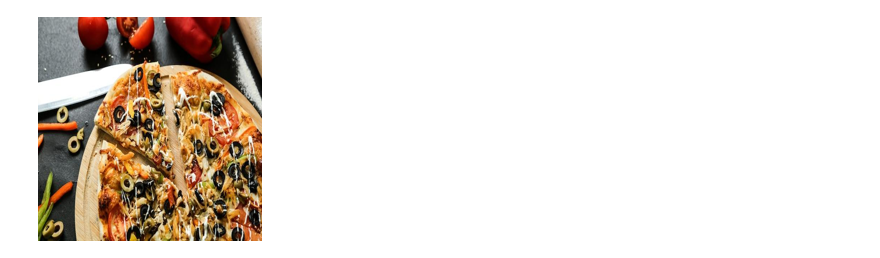
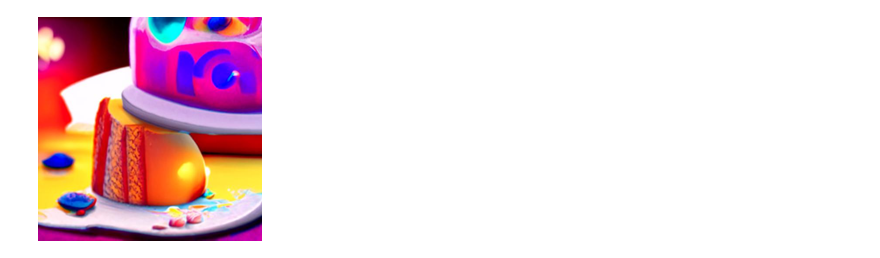
Before and after one commit to MaillotCedric/learn__dia--brief_2b, a Jupyter notebook: index.ipynb, the cells around one changed output. Saved outputs shown, nothing was run; the diff lists cells and outputs as text; code cells hidden in the pictures.

```diff
--- a/index.ipynb
+++ b/index.ipynb
@@ -13,12 +13,12 @@ model = tf.keras.models.load_model(model_path)
 
 # model.summary()
 # %%
-image_path = "tutorials/test_images/pizza.jpg"
+image_path = "tutorials/test_images/weird.jpg"
 image = tb.get_image(image_path=image_path, shape=(224, 224))
 
 image
 # %% [output]
-[figure, old version]
+[figure, new version]
 # %%
 label = tb.predict_image(model=model, image_path=image_path, shape=IMAGE_SHAPE)
 
```
Also changed, not shown: parts of 1 cell of this notebook.
